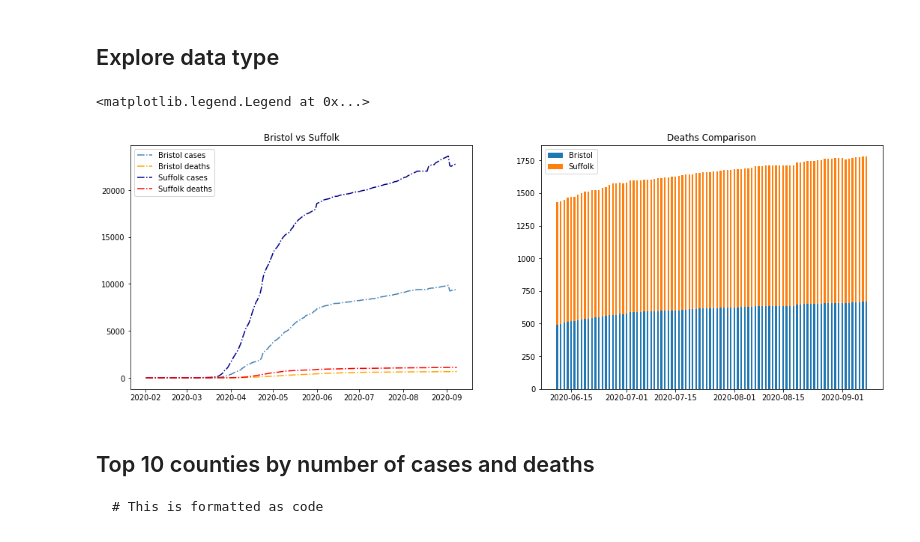
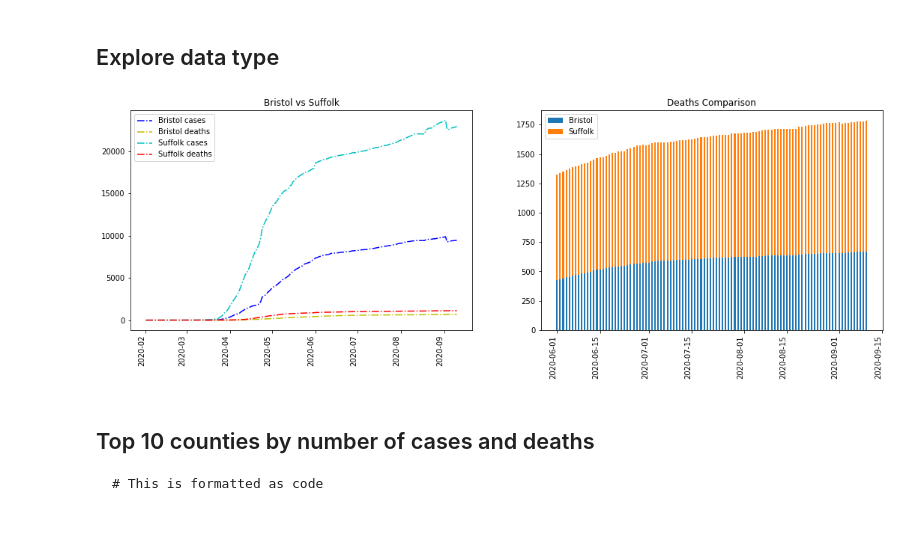
Before and after one commit to pardeep0161/DataVizFall2020_Colab, a Jupyter notebook: Class_Activity_Lec03.ipynb, the cells around one changed output. Cells and saved outputs as stored; diff of their text form; code cells hidden in the pictures.

```diff
--- a/Class_Activity_Lec03.ipynb
+++ b/Class_Activity_Lec03.ipynb
@@ -12,6 +12,8 @@ import matplotlib.pyplot as plt
 # https://github.com/nytimes/covid-19-data repository location
 db = "https://raw.githubusercontent.com/nytimes/covid-19-data/master/us-counties.csv"
 ## loading data into dataframe
+df = pd.read_csv(db)
+df['date'] = df['date'].astype('datetime64[ns]')
 # %% [markdown]
 # Explore data
 # %%
@@ -54,0 +52,6 @@ get_county_stat(df,Bristol_fips).head()
+# %%
+# ADD CODE HERE - (3)
+def get_county_stat(df, county_fip):
+  county_stats = df.loc[lambda df: (df['fips'] == county_fip),['date','county','state','cases','deaths']].set_index('date')
+  return county_stats
+get_county_stat(df,Bristol_fips).head()
@@ -57,12 +68,30 @@ get_county_stat(df,Bristol_fips).head()
 # %%
 df_Bristol = get_county_stat(df,25005)
 df_Suffolk = get_county_stat(df,25025)
-# %%
-f,ax = plt.subplots(1,2,figsize=(18,6))
-ADD CODE HERE - (4)
-# %% [output]
-<matplotlib.legend.Legend at 0x...>
-[figure, removed]
+# %%
+import numpy as np
+import matplotlib.dates as mdates
+from datetime import datetime
+
+f,ax = plt.subplots(1,2,figsize=(18,6))
+# ADD CODE HERE - (4)
+ax[0].plot(df_Bristol.index, df_Bristol.cases, 'b-.', label = 'Bristol cases')
+ax[0].plot(df_Bristol.index, df_Bristol.deaths, 'y-.', label = 'Bristol deaths')
+ax[0].plot(df_Suffolk.index, df_Suffolk.cases, 'c-.', label = 'Suffolk cases')
+ax[0].plot(df_Suffolk.index, df_Suffolk.deaths, 'r-.', label = 'Suffolk deaths')
+ax[0].legend()
+ax[0].set_title('Bristol vs Suffolk')
+
+df_bristol_deaths = df_Bristol.loc[lambda df: df.index >= '2020-06-01', ['deaths']]
+df_Suffolk_deaths = df_Suffolk.loc[lambda df: df.index >= '2020-06-01', ['deaths']]
+
+ax[1].bar(df_bristol_deaths.index, df_bristol_deaths.deaths, width = 0.5, label = 'Bristol')
+ax[1].bar(df_Suffolk_deaths.index, df_Suffolk_deaths.deaths, bottom = df_bristol_deaths.deaths, width = 0.5, label = 'Suffolk')
+ax[1].legend()
+ax[1].set_title("Deaths Comparison")
+f.autofmt_xdate(rotation= 90)
+# %% [output]
+[figure, added]
 # %% [markdown]
 ## Top 10 counties by number of cases and deaths
 
```
Also changed, not shown: parts of 11 cells of this notebook.
